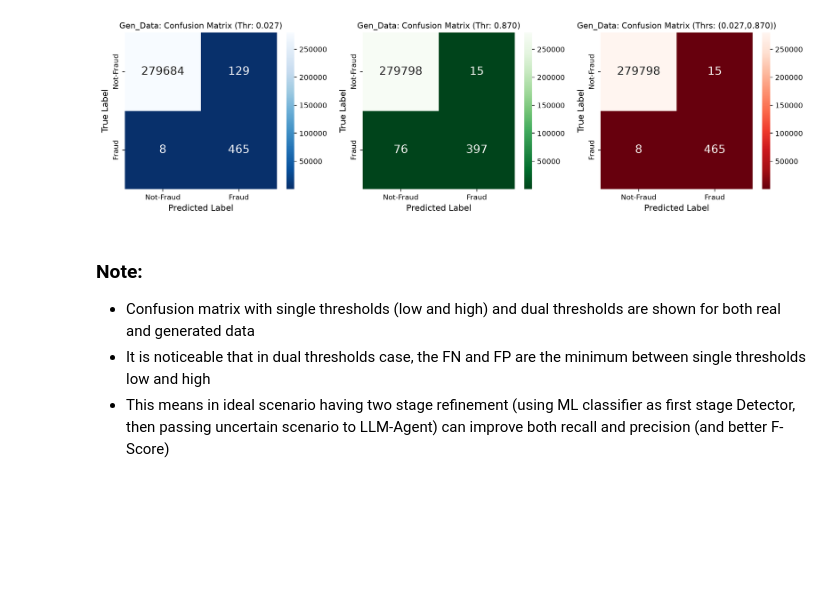
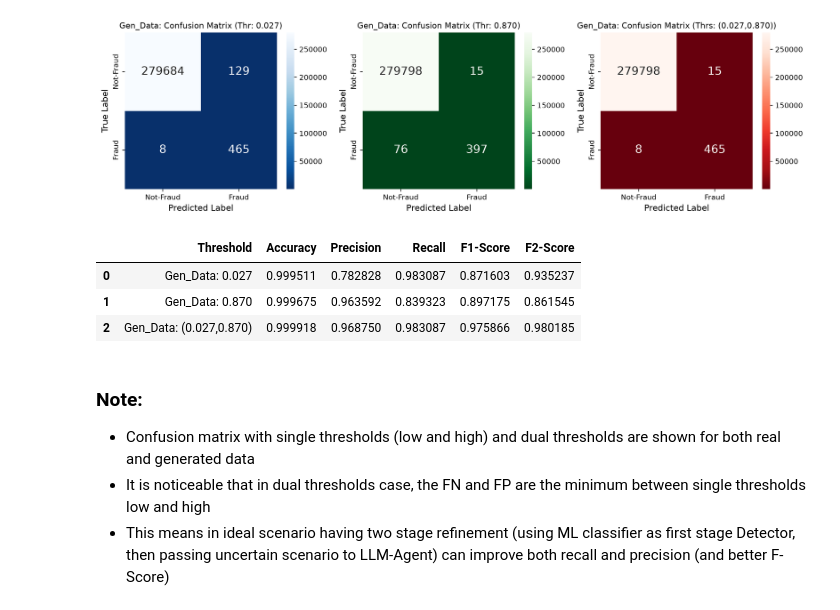
Before and after one commit to umscai/zc07-ml-genai-agentic, a Jupyter notebook: notebook/step3_prepare_data_for_ltm.ipynb, the cells around one changed output. Cells and saved outputs as stored; diff of their text form; code cells hidden in the pictures; blank space fills up the shorter version.

```diff
--- a/notebook/step3_prepare_data_for_ltm.ipynb
+++ b/notebook/step3_prepare_data_for_ltm.ipynb
@@ -395,13 +415,20 @@ Load existing labeled datast from:/home/max/x/zc07-ml-genai-agentic/data/labeled
 # %%
 fig, axs=plt.subplots(1,3,figsize=(14, 4))
 sns_cmaps=['Blues_r','Greens_r', 'Reds_r']
-ut.plot_confusion_matrix(clf_model, dfc, dual_th['tau_low'], 'Gen_Data', sns_cmaps[0], axs[0])
-ut.plot_confusion_matrix(clf_model, dfc, dual_th['tau_high'], 'Gen_Data', sns_cmaps[1], axs[1])
-ut.plot_confusion_matrix(clf_model, dfc, dual_th['tau_low'], 'Gen_Data', sns_cmaps[2], axs[2], cm=info_dicc['conf_mat'], dual_thr=dual_th)
+m1=ut.plot_confusion_matrix(clf_model, dfc, dual_th['tau_low'], 'Gen_Data', sns_cmaps[0], axs[0])
+m2=ut.plot_confusion_matrix(clf_model, dfc, dual_th['tau_high'], 'Gen_Data', sns_cmaps[1], axs[1])
+m3=ut.plot_confusion_matrix(clf_model, dfc, dual_th['tau_low'], 'Gen_Data', sns_cmaps[2], axs[2], cm=info_dicc['conf_mat'], dual_thr=dual_th)
 plt.tight_layout()
 plt.savefig(settings.IMG_DIR/'dual_thr_conf_mat_gen_data', dpi=600)
 # %% [output]
 [figure]
+# %%
+pd.DataFrame([m1,m2,m3])
+# %% [output]
+|  | Threshold | Accuracy | Precision | Recall | F1-Score | F2-Score |
+| 0 | Gen_Data: 0.027 | 0.999511 | 0.782828 | 0.983087 | 0.871603 | 0.935237 |
+| 1 | Gen_Data: 0.870 | 0.999675 | 0.963592 | 0.839323 | 0.897175 | 0.861545 |
+| 2 | Gen_Data: (0.027,0.870) | 0.999918 | 0.968750 | 0.983087 | 0.975866 | 0.980185 |
 # %% [markdown]
 ### Note:
 - Confusion matrix with single thresholds (low and high) and dual thresholds are shown for both real and generated data
```
Also changed, not shown: parts of 9 cells of this notebook, 11 other files.
